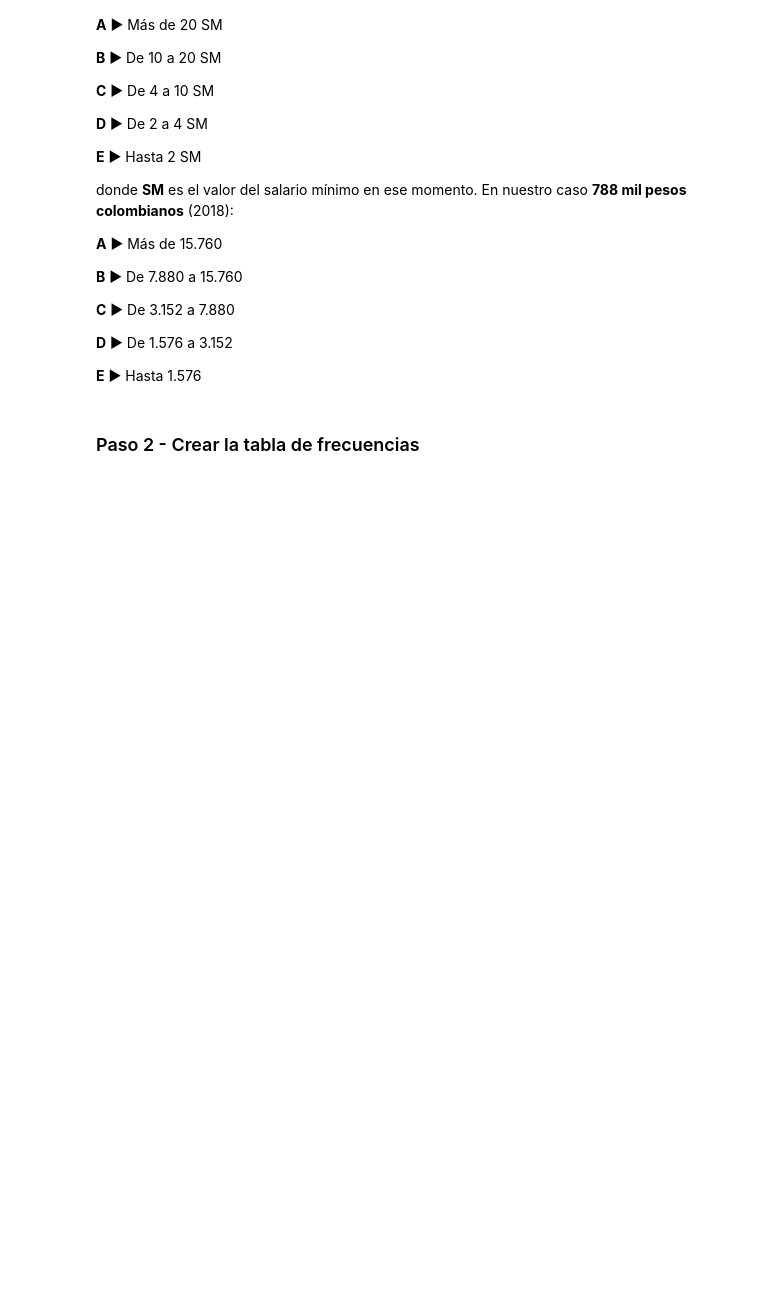
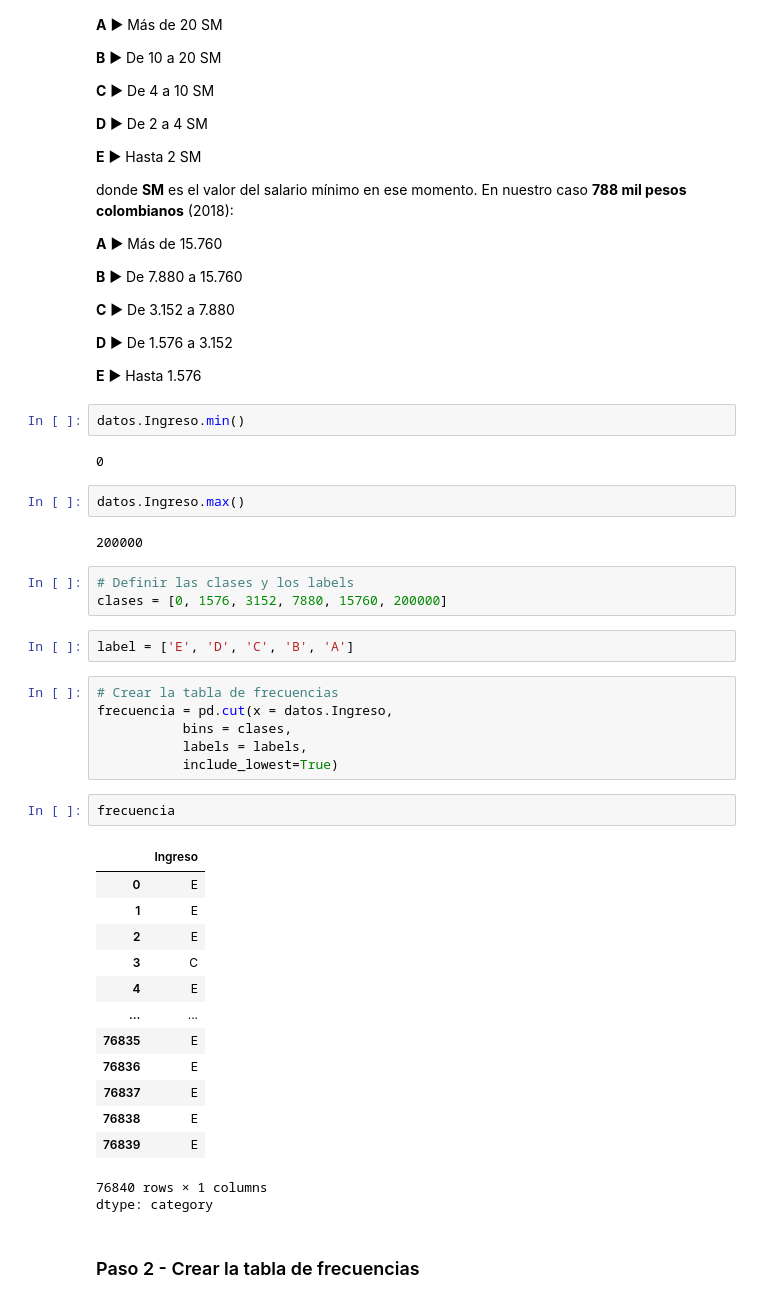
Before and after one commit to MadridVP/Juego-Amigo-Secreto, a Jupyter notebook: Curso_de_Estadística_con_Python_1.ipynb, the cells around one changed output. Cells and saved outputs as stored; diff of their text form; blank space fills up the shorter version.

```diff
--- a/Curso_de_Estadística_con_Python_1.ipynb
+++ b/Curso_de_Estadística_con_Python_1.ipynb
@@ -341,6 +341,42 @@ donde <b>SM</b> es el valor del salario mínimo en ese momento. En nuestro caso
 <b>D</b> ► De 1.576 a 3.152
 
 <b>E</b> ► Hasta 1.576
+# %%
+datos.Ingreso.min()
+# %% [output]
+0
+# %%
+datos.Ingreso.max()
+# %% [output]
+200000
+# %%
+# Definir las clases y los labels
+clases = [0, 1576, 3152, 7880, 15760, 200000]
+# %%
+label = ['E', 'D', 'C', 'B', 'A']
+# %%
+# Crear la tabla de frecuencias
+frecuencia = pd.cut(x = datos.Ingreso,
+           bins = clases,
+           labels = labels,
+           include_lowest=True)
+# %%
+frecuencia
+# %% [output]
+|  | Ingreso |
+| 0 | E |
+| 1 | E |
+| 2 | E |
+| 3 | C |
+| 4 | E |
+| ... | ... |
+| 76835 | E |
+| 76836 | E |
+| 76837 | E |
+| 76838 | E |
+| 76839 | E |
+76840 rows × 1 columns
+dtype: category
 # %% [markdown]
 ### Paso 2 - Crear la tabla de frecuencias
 # %% [markdown]
```
Also changed, not shown: parts of 13 cells of this notebook.
